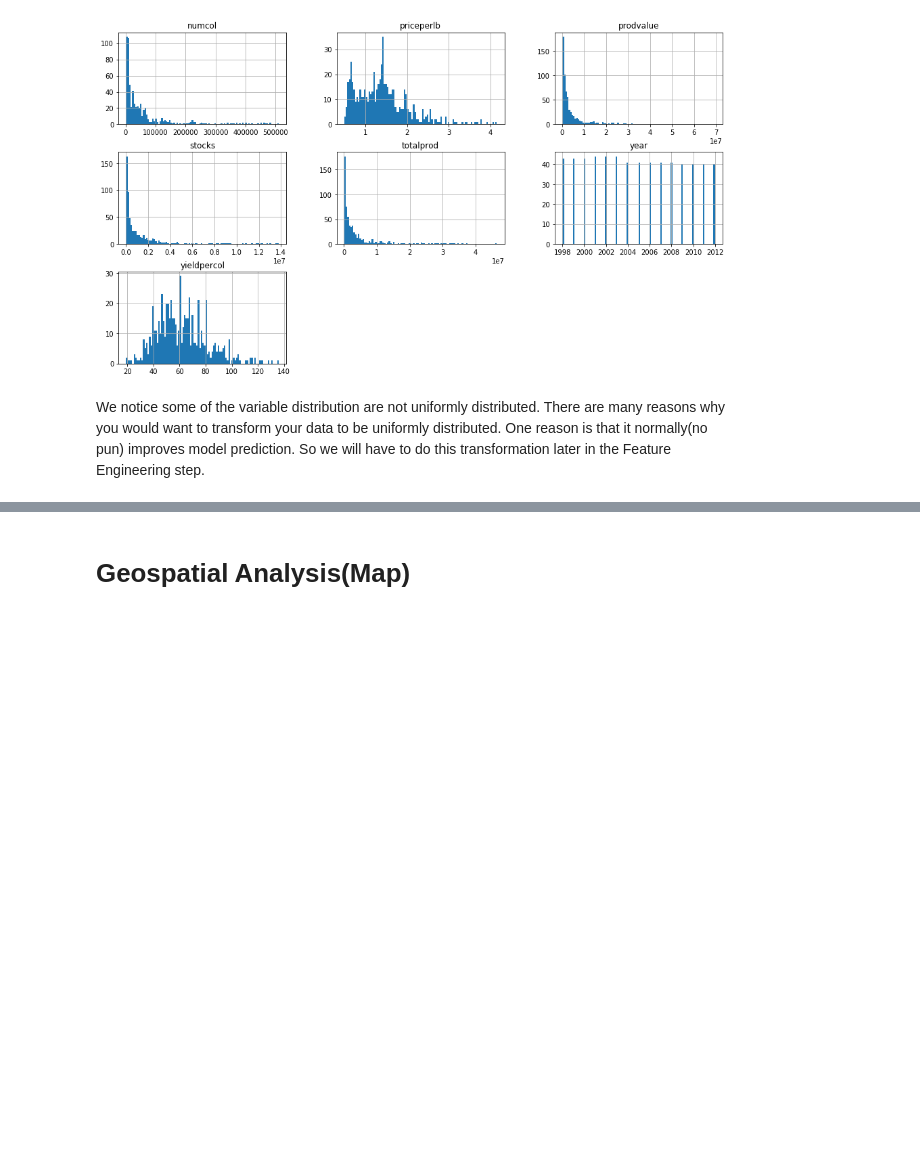
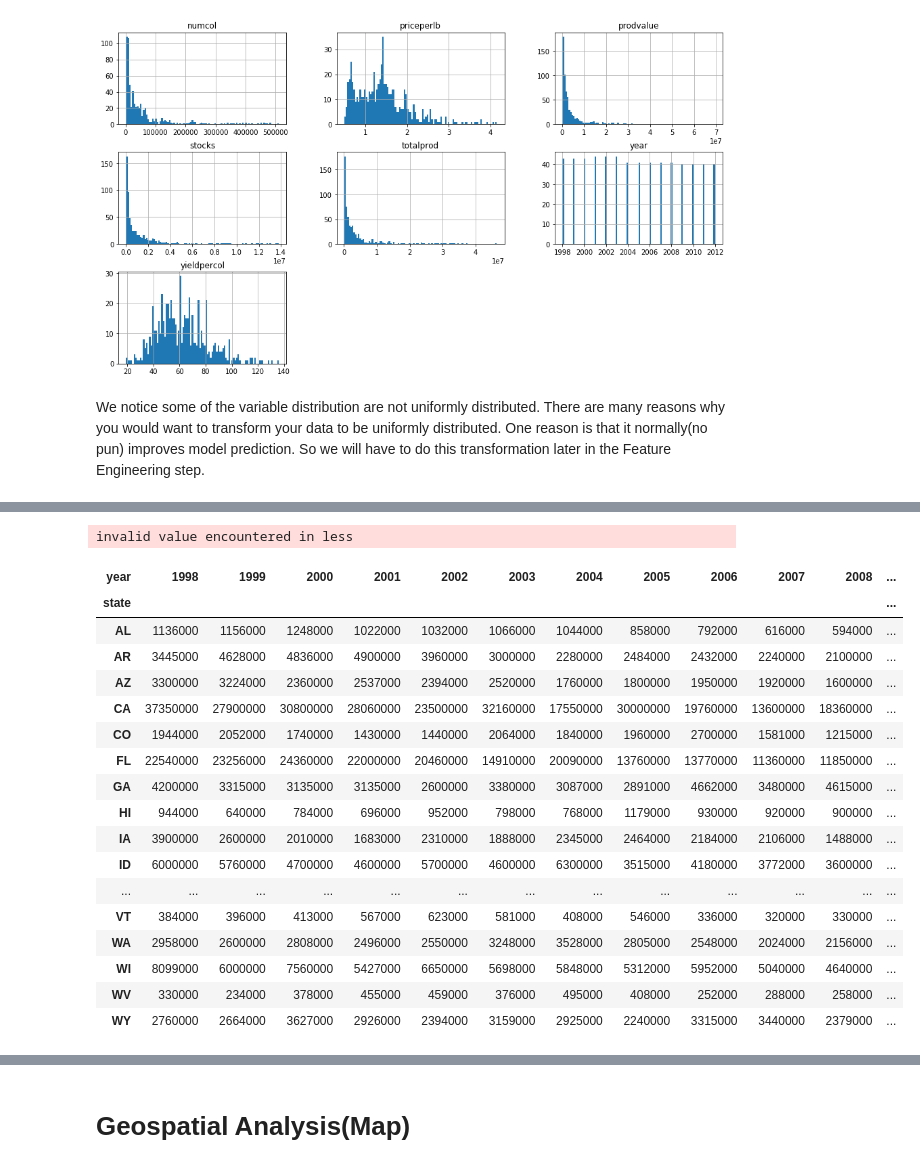
Before and after one commit to nonoumasy/honey-bee-production-1998-2012, a Jupyter notebook: Honey_Bee_Production_19989_2012.ipynb, the cells around one changed output, grey strips where cells are left out. Cells and saved outputs as stored; diff of their text form; code cells hidden in the pictures; blank space fills up the shorter version.

```diff
--- a/Honey_Bee_Production_19989_2012.ipynb
+++ b/Honey_Bee_Production_19989_2012.ipynb
@@ -110,0 +103,32 @@ plt.legend()
+# %%
+pd.options.display.float_format = '{:.2f}'.format
+
+#year vs state crosstab
+crosstab_df = pd.crosstab(index=honey_df.state,
+                          columns=honey_df.year,
+                          values=honey_df.totalprod,
+                          aggfunc='sum',
+                          #margins=True,
+                          )
+
+crosstab_df.style.background_gradient('Blues').format("{:.0f}")
+# %% [output]
+invalid value encountered in less
+| year | 1998 | 1999 | 2000 | 2001 | 2002 | 2003 | 2004 | 2005 | 2006 | 2007 | 2008 | ... |
+| state |  |  |  |  |  |  |  |  |  |  |  | ... |
+| AL | 1136000 | 1156000 | 1248000 | 1022000 | 1032000 | 1066000 | 1044000 | 858000 | 792000 | 616000 | 594000 | ... |
+| AR | 3445000 | 4628000 | 4836000 | 4900000 | 3960000 | 3000000 | 2280000 | 2484000 | 2432000 | 2240000 | 2100000 | ... |
+| AZ | 3300000 | 3224000 | 2360000 | 2537000 | 2394000 | 2520000 | 1760000 | 1800000 | 1950000 | 1920000 | 1600000 | ... |
+| CA | 37350000 | 27900000 | 30800000 | 28060000 | 23500000 | 32160000 | 17550000 | 30000000 | 19760000 | 13600000 | 18360000 | ... |
+| CO | 1944000 | 2052000 | 1740000 | 1430000 | 1440000 | 2064000 | 1840000 | 1960000 | 2700000 | 1581000 | 1215000 | ... |
+| FL | 22540000 | 23256000 | 24360000 | 22000000 | 20460000 | 14910000 | 20090000 | 13760000 | 13770000 | 11360000 | 11850000 | ... |
+| GA | 4200000 | 3315000 | 3135000 | 3135000 | 2600000 | 3380000 | 3087000 | 2891000 | 4662000 | 3480000 | 4615000 | ... |
+| HI | 944000 | 640000 | 784000 | 696000 | 952000 | 798000 | 768000 | 1179000 | 930000 | 920000 | 900000 | ... |
+| IA | 3900000 | 2600000 | 2010000 | 1683000 | 2310000 | 1888000 | 2345000 | 2464000 | 2184000 | 2106000 | 1488000 | ... |
+| ID | 6000000 | 5760000 | 4700000 | 4600000 | 5700000 | 4600000 | 6300000 | 3515000 | 4180000 | 3772000 | 3600000 | ... |
+| ... | ... | ... | ... | ... | ... | ... | ... | ... | ... | ... | ... | ... |
+| VT | 384000 | 396000 | 413000 | 567000 | 623000 | 581000 | 408000 | 546000 | 336000 | 320000 | 330000 | ... |
+| WA | 2958000 | 2600000 | 2808000 | 2496000 | 2550000 | 3248000 | 3528000 | 2805000 | 2548000 | 2024000 | 2156000 | ... |
+| WI | 8099000 | 6000000 | 7560000 | 5427000 | 6650000 | 5698000 | 5848000 | 5312000 | 5952000 | 5040000 | 4640000 | ... |
+| WV | 330000 | 234000 | 378000 | 455000 | 459000 | 376000 | 495000 | 408000 | 252000 | 288000 | 258000 | ... |
+| WY | 2760000 | 2664000 | 3627000 | 2926000 | 2394000 | 3159000 | 2925000 | 2240000 | 3315000 | 3440000 | 2379000 | ... |
```
Also changed, not shown: parts of 13 cells of this notebook.
